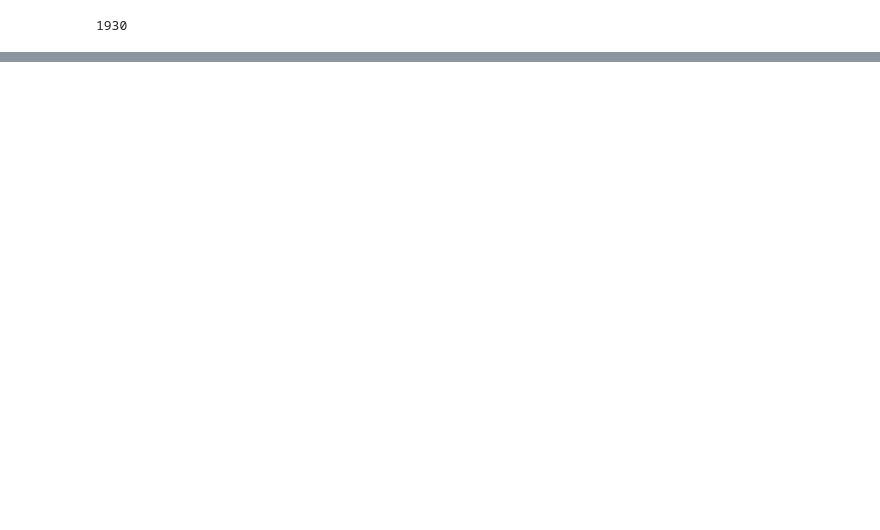
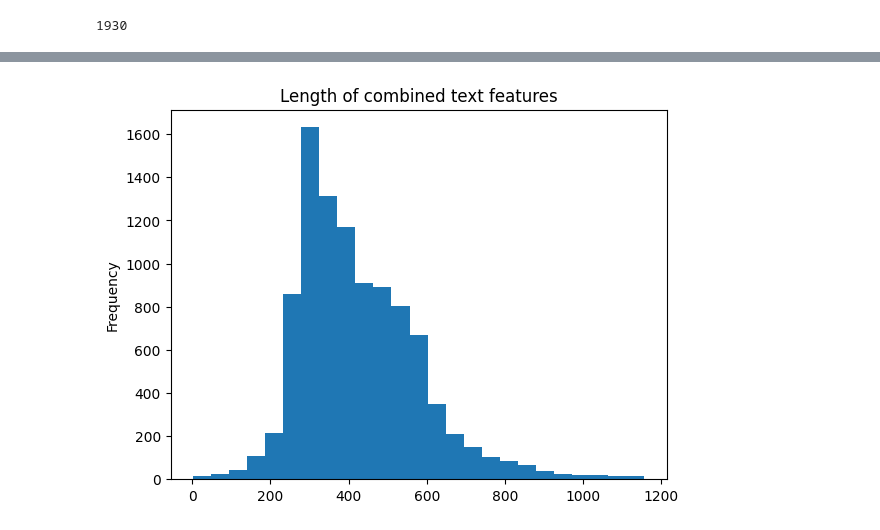
Before and after one commit to shreemit/movie-recs, a Jupyter notebook: notebooks/content_based.ipynb, the cells around one changed output, grey strips where cells are left out. Cells and saved outputs as stored; diff of their text form; code cells hidden in the pictures; blank space fills up the shorter version.

```diff
--- a/notebooks/content_based.ipynb
+++ b/notebooks/content_based.ipynb
@@ -111,0 +103,8 @@ plt.show()
+# %%
+movies['combined_text_features'] = movies['combined_text_features'].str.replace('[^\t\n]','')
+# plotting lenght of combined text features
+movies['combined_text_features'].str.len().plot.hist(bins = 25)
+plt.title('Length of combined text features')
+plt.show()
+# %% [output]
+[figure, added]
```
Also changed, not shown: parts of 32 cells of this notebook, 16 other files.
